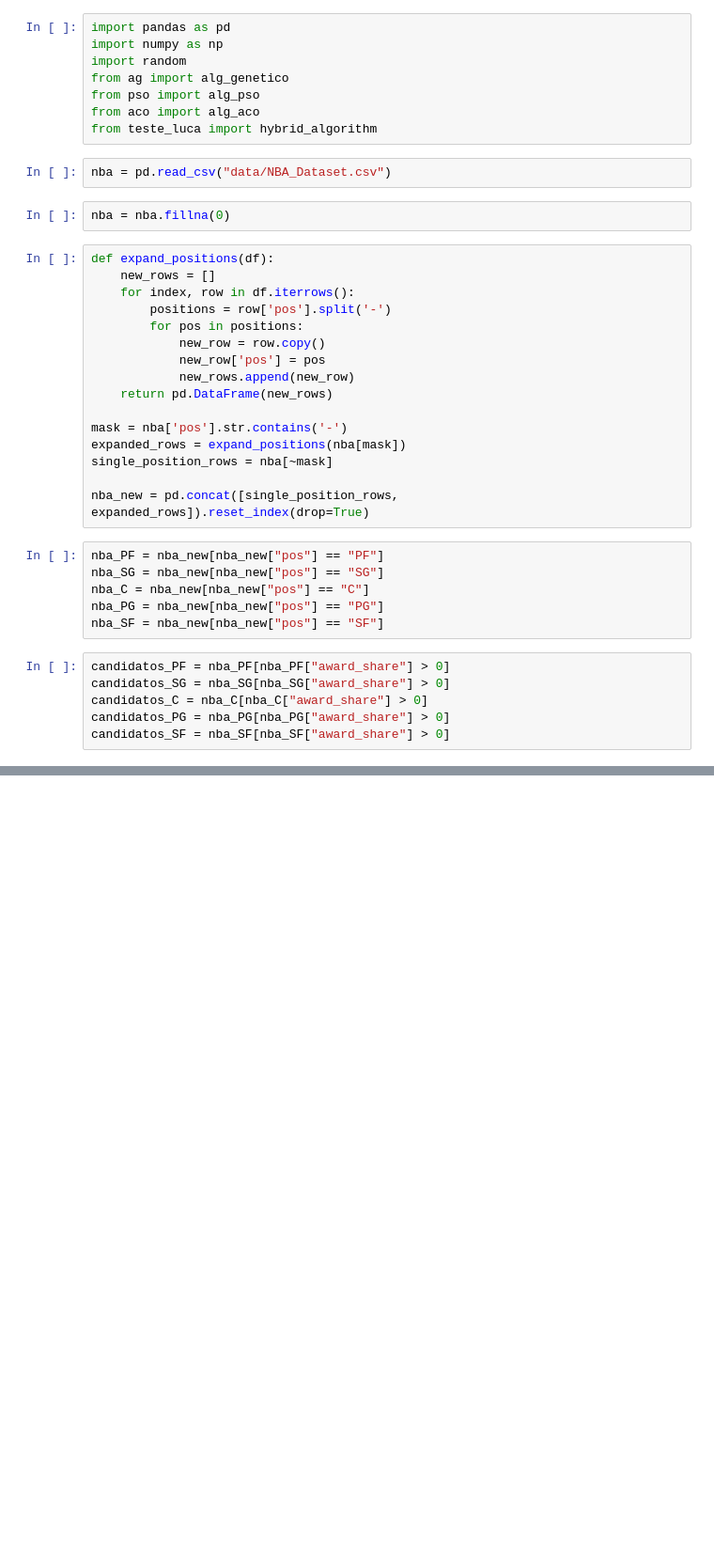
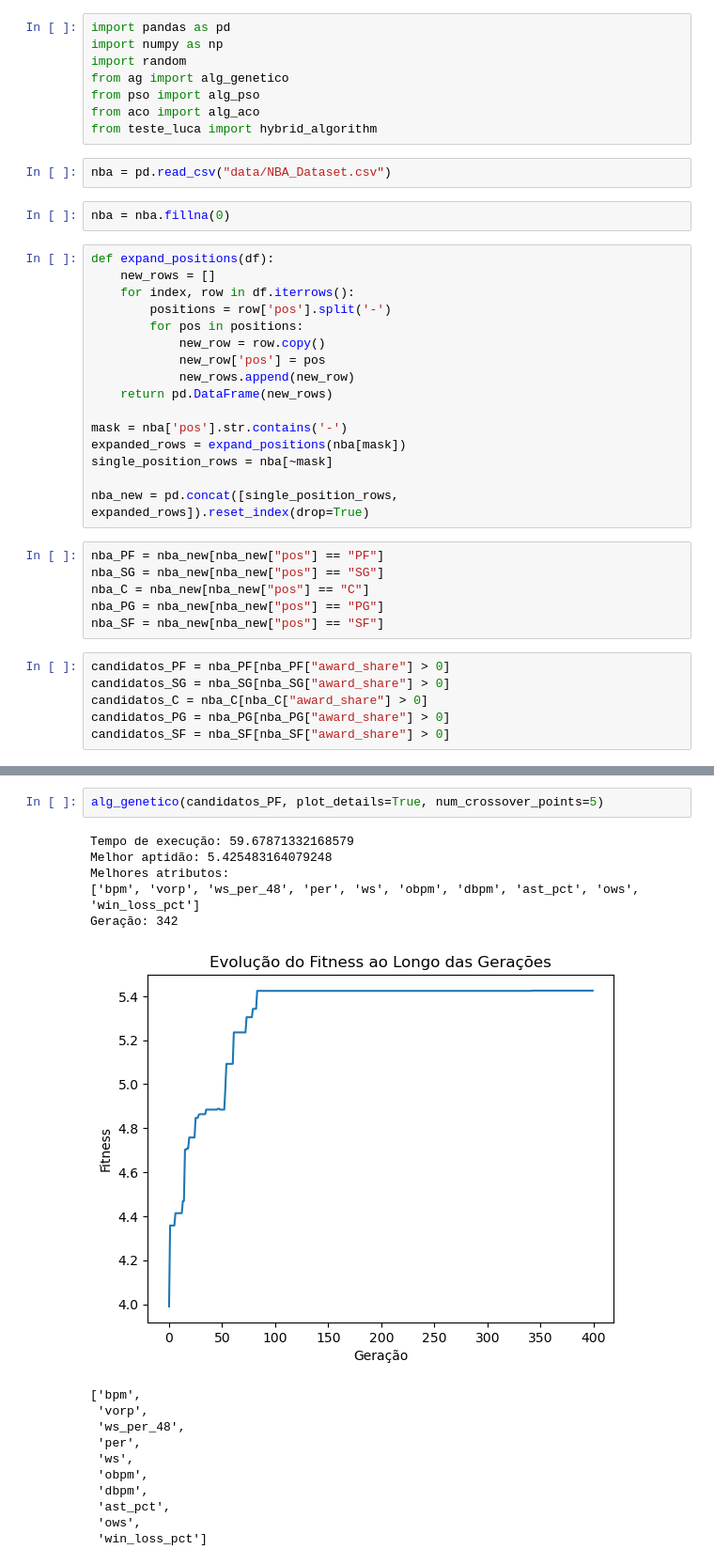
Before and after one commit to luca1-1/comp_evolucionaria, a Jupyter notebook: trabalho.ipynb, the cells around one changed output, grey strips where cells are left out. Shown at 94% size. Cells and saved outputs as stored; diff of their text form; blank space fills up the shorter version.

```diff
--- a/trabalho.ipynb
+++ b/trabalho.ipynb
@@ -116,0 +174,19 @@ Geração: 5
+# %%
+alg_genetico(candidatos_PF, plot_details=True, num_crossover_points=5)
+# %% [output]
+Tempo de execução: 59.67871332168579
+Melhor aptidão: 5.425483164079248
+Melhores atributos:
+['bpm', 'vorp', 'ws_per_48', 'per', 'ws', 'obpm', 'dbpm', 'ast_pct', 'ows', 'win_loss_pct']
+Geração: 342
+[figure, added]
+['bpm',
+ 'vorp',
+ 'ws_per_48',
+ 'per',
+ 'ws',
+ 'obpm',
+ 'dbpm',
+ 'ast_pct',
+ 'ows',
+ 'win_loss_pct']
```
Also changed, not shown: parts of 10 cells of this notebook, 1 other file.
